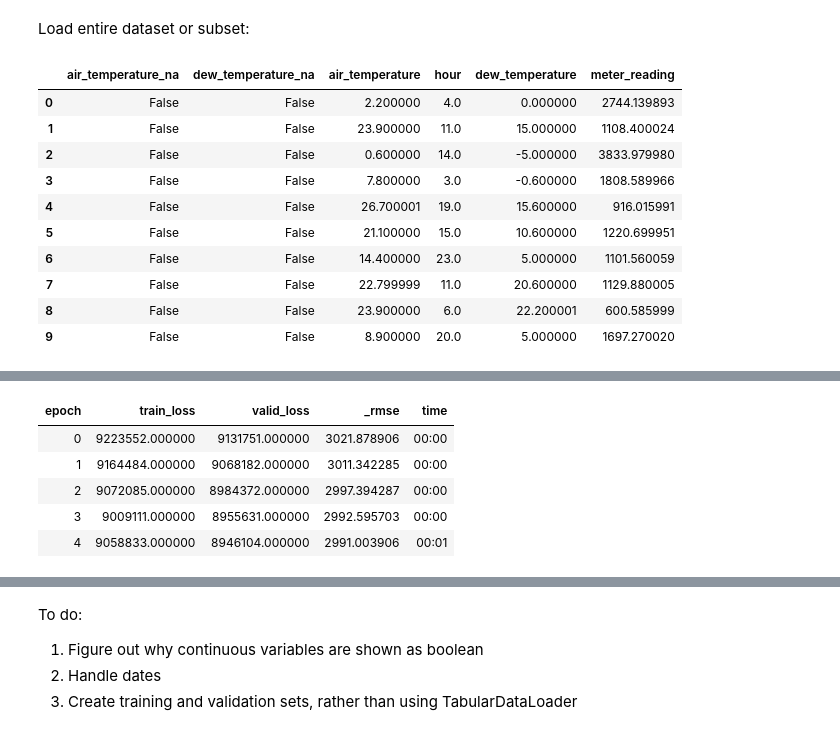
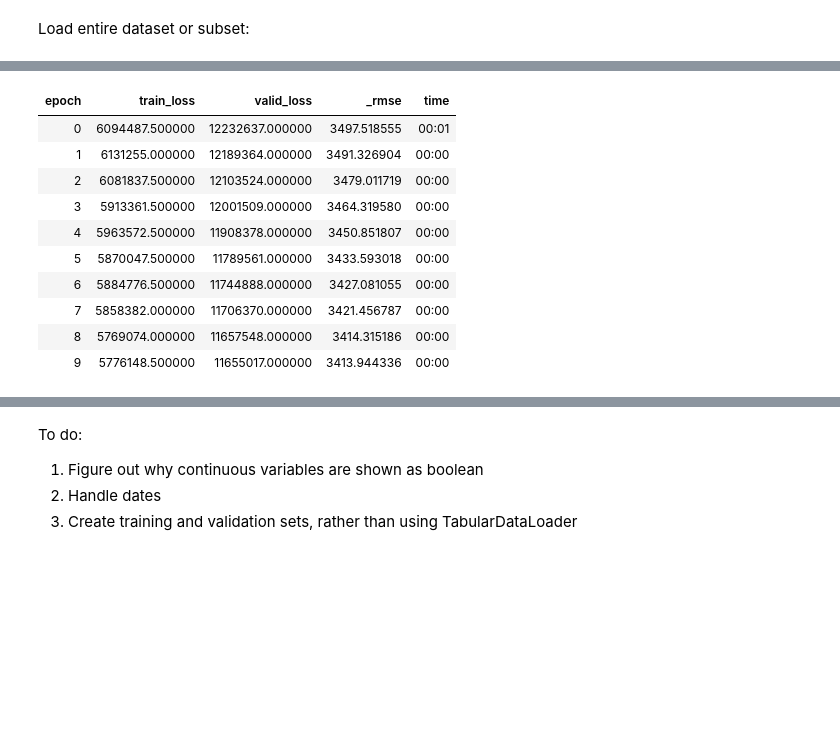
Before and after one commit to fastai-energetic-engineering/ashrae, a Jupyter notebook: ASHRAE_energy_fastai.ipynb, the cells around one changed output, grey strips where cells are left out. Drawn from its saved outputs; the diff is of its cells as text; code cells hidden in the pictures; blank space fills up the shorter version.

```diff
--- a/ASHRAE_energy_fastai.ipynb
+++ b/ASHRAE_energy_fastai.ipynb
@@ -144,25 +144,27 @@ train['hour'] = train.timestamp.dt.hour
 # %%
 # Get a subset of the data, just one building and meter
 
-t = train[(train['building_id']==1126) & (train['meter']==2)]
+train_only1 = train[(train['building_id']==1126) & (train['meter']==2)]
 import matplotlib as mpl
 import matplotlib.pyplot as plt
 import seaborn as sns
 mpl.rcParams['figure.dpi'] = 100
 sns.set()
 #%matplotlib inlinefig, axes = plt.subplots(9,2,figsize=(14, 36), dpi=100)
-t[['timestamp', 'meter_reading']].set_index('timestamp').plot()
+train_only1[['timestamp', 'meter_reading']].set_index('timestamp').plot()
 # %% [output]
 <matplotlib.axes._subplots.AxesSubplot at 0x...>
 [figure]
 # %%
-# Use an IndexSplitter and load using TabularPandas then to a dataloader
+# Use an splitter and load using TabularPandas then to a dataloader
 
-t_valid = t[['timestamp', 'building_id', 'meter_reading', 'meter', 'air_temperature', 'dew_temperature', 'hour']].dropna()
+# Drop rows with any column N/A, rather than FillMissing
+#train_good = train_only1[['timestamp', 'building_id', 'meter_reading', 'meter', 'air_temperature', 'dew_temperature', 'hour']].dropna()
+train_good = train_only1[['timestamp', 'building_id', 'meter_reading', 'meter', 'air_temperature', 'dew_temperature', 'hour']].dropna()
 
 # 2-fold cross-validation. Build 2 models, each with half the year as training data
-splits1=MaskSplitter(t['timestamp'] < '2016-07-01')(range_of(t_valid))
-to1 = TabularPandas(t, procs=[Categorify, FillMissing],#, Normalize],
+splits1=MaskSplitter(train_good['timestamp'] < '2016-07-01')(range_of(train_good))
+to1 = TabularPandas(train_good, procs=[Categorify],#, FillMissing, Normalize],
                    cat_names = [],#'building_id', 'meter'],
                    cont_names = ['air_temperature', 'hour', 'dew_temperature'],
                    y_names='meter_reading',
@@ -193,31 +195,24 @@ dls = TabularDataLoaders.from_df(t.head(64*1000), procs=procs, cat_names=cat_nam
                                  y_names="meter_reading")
 # %%
 dls1.show_batch()
-# %% [output]
-|  | air_temperature_na | dew_temperature_na | air_temperature | hour | dew_temperature | meter_reading |
-| 0 | False | False | 2.200000 | 4.0 | 0.000000 | 2744.139893 |
-| 1 | False | False | 23.900000 | 11.0 | 15.000000 | 1108.400024 |
-| 2 | False | False | 0.600000 | 14.0 | -5.000000 | 3833.979980 |
-| 3 | False | False | 7.800000 | 3.0 | -0.600000 | 1808.589966 |
-| 4 | False | False | 26.700001 | 19.0 | 15.600000 | 916.015991 |
-| 5 | False | False | 21.100000 | 15.0 | 10.600000 | 1220.699951 |
-| 6 | False | False | 14.400000 | 23.0 | 5.000000 | 1101.560059 |
-| 7 | False | False | 22.799999 | 11.0 | 20.600000 | 1129.880005 |
-| 8 | False | False | 23.900000 | 6.0 | 22.200001 | 600.585999 |
-| 9 | False | False | 8.900000 | 20.0 | 5.000000 | 1697.270020 |
 # %%
 # Train a model
 
-learn = tabular_learner(dls, metrics=rmse)
+learn = tabular_learner(dls1, metrics=rmse)
 learn.summary()
 # Exploring the learning rates
 #learn.lr_find(stop_div=False)
 learn.fit_one_cycle(10, lr_max=1e-3)
 # %% [output]
 [interactive output not drawn]
 | epoch | train_loss | valid_loss | _rmse | time |
-| 0 | 9223552.000000 | 9131751.000000 | 3021.878906 | 00:00 |
-| 1 | 9164484.000000 | 9068182.000000 | 3011.342285 | 00:00 |
-| 2 | 9072085.000000 | 8984372.000000 | 2997.394287 | 00:00 |
-| 3 | 9009111.000000 | 8955631.000000 | 2992.595703 | 00:00 |
-| 4 | 9058833.000000 | 8946104.000000 | 2991.003906 | 00:01 |
+| 0 | 6094487.500000 | 12232637.000000 | 3497.518555 | 00:01 |
+| 1 | 6131255.000000 | 12189364.000000 | 3491.326904 | 00:00 |
+| 2 | 6081837.500000 | 12103524.000000 | 3479.011719 | 00:00 |
+| 3 | 5913361.500000 | 12001509.000000 | 3464.319580 | 00:00 |
+| 4 | 5963572.500000 | 11908378.000000 | 3450.851807 | 00:00 |
+| 5 | 5870047.500000 | 11789561.000000 | 3433.593018 | 00:00 |
+| 6 | 5884776.500000 | 11744888.000000 | 3427.081055 | 00:00 |
+| 7 | 5858382.000000 | 11706370.000000 | 3421.456787 | 00:00 |
+| 8 | 5769074.000000 | 11657548.000000 | 3414.315186 | 00:00 |
+| 9 | 5776148.500000 | 11655017.000000 | 3413.944336 | 00:00 |
```
Also changed, not shown: parts of 7 cells of this notebook.
